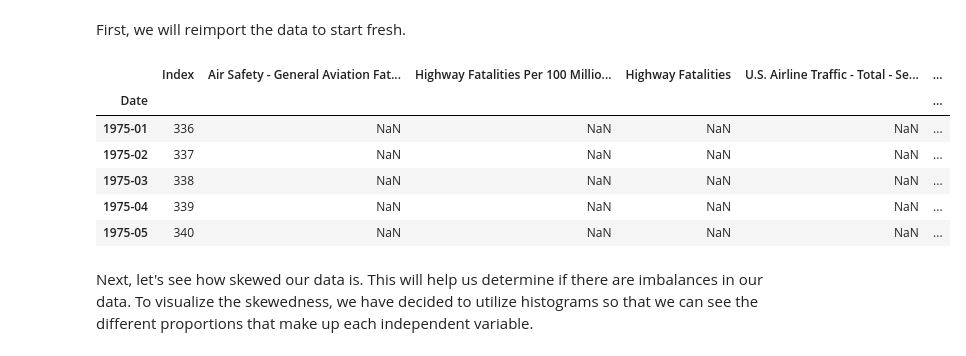
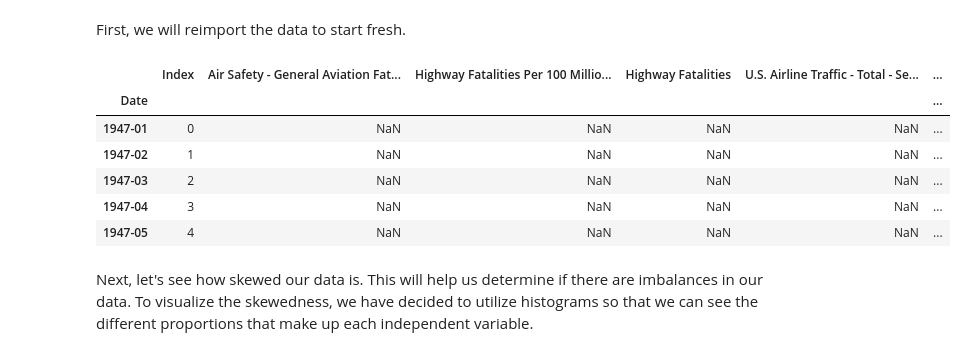
Before and after one commit to rohan-w123/CMSC320Project, a Jupyter notebook: CMSC320_Final_Project.ipynb, the cells around one changed output. Cells and saved outputs as stored; diff of their text form; code cells hidden in the pictures.

```diff
--- a/CMSC320_Final_Project.ipynb
+++ b/CMSC320_Final_Project.ipynb
@@ -648,34 +661,42 @@ First, we will reimport the data to start fresh.
 # %%
 import pandas as pd
 from sklearn.model_selection import train_test_split, cross_val_score, StratifiedKFold
 from sklearn.preprocessing import StandardScaler
+
 #Load in dataframes
 transportation_df = pd.read_csv('Monthly_Transportation_Statistics.csv')
 gasprices_df = pd.read_csv('USGasanddieselprices.csv')
+
+#Convert to datetime object
 transportation_df['Date'] = pd.to_datetime(transportation_df['Date'])
 gasprices_df['Date'] = pd.to_datetime(gasprices_df['Date'])
+
+#Choosing the single column of gas prices
 gasprices_df = gasprices_df[['Date', 'A1']]
-transportation_df = transportation_df.loc[transportation_df['Date'] >= '01-01-1975']
+
+#Renaming the gas prices dataframe's columns
 gasprices_df.rename(columns = {"A1": "Weekly Retail Gasoline Prices(All Grades Formulation)"}, inplace=True)
 gasprices_df['Date'] = pd.to_datetime(gasprices_df['Date'])
 
+#Setting index to date and groups the gas prices to months
 gasprices_df = gasprices_df.groupby(pd.Grouper( key = 'Date', freq = 'ME')).agg({"Weekly Retail Gasoline Prices(All Grades Formulation)": 'mean'}).reset_index()
 gasprices_df.set_index('Date', inplace = True)
 transportation_df.set_index('Date', inplace = True)
 
+#Merges the two dataframes.
 transportation_df.index = transportation_df.index.to_period('M')
 gasprices_df.index = gasprices_df.index.to_period('M')
 total_df = pd.merge( transportation_df, gasprices_df, on ='Date', how = 'outer')
 total_df['Personal Spending on Transportation - Gasoline and Other Energy Goods - Seasonally Adjusted'] = total_df['Personal Spending on Transportation - Gasoline and Other Energy Goods - Seasonally Adjusted'].ffill()
 display(total_df.head())
 # %% [output]
 |  | Index | Air Safety - General Aviation Fat... | Highway Fatalities Per 100 Millio... | Highway Fatalities | U.S. Airline Traffic - Total - Se... | ... |
 | Date |  |  |  |  |  | ... |
-| 1975-01 | 336 | NaN | NaN | NaN | NaN | ... |
-| 1975-02 | 337 | NaN | NaN | NaN | NaN | ... |
-| 1975-03 | 338 | NaN | NaN | NaN | NaN | ... |
-| 1975-04 | 339 | NaN | NaN | NaN | NaN | ... |
-| 1975-05 | 340 | NaN | NaN | NaN | NaN | ... |
+| 1947-01 | 0 | NaN | NaN | NaN | NaN | ... |
+| 1947-02 | 1 | NaN | NaN | NaN | NaN | ... |
+| 1947-03 | 2 | NaN | NaN | NaN | NaN | ... |
+| 1947-04 | 3 | NaN | NaN | NaN | NaN | ... |
+| 1947-05 | 4 | NaN | NaN | NaN | NaN | ... |
 # %% [markdown]
 Next, let's see how skewed our data is. This will help us determine if there are imbalances in our data. To visualize the skewedness, we have decided to utilize histograms so that we can see the different proportions that make up each independent variable.
 # %%
```
Also changed, not shown: parts of 24 cells of this notebook.
